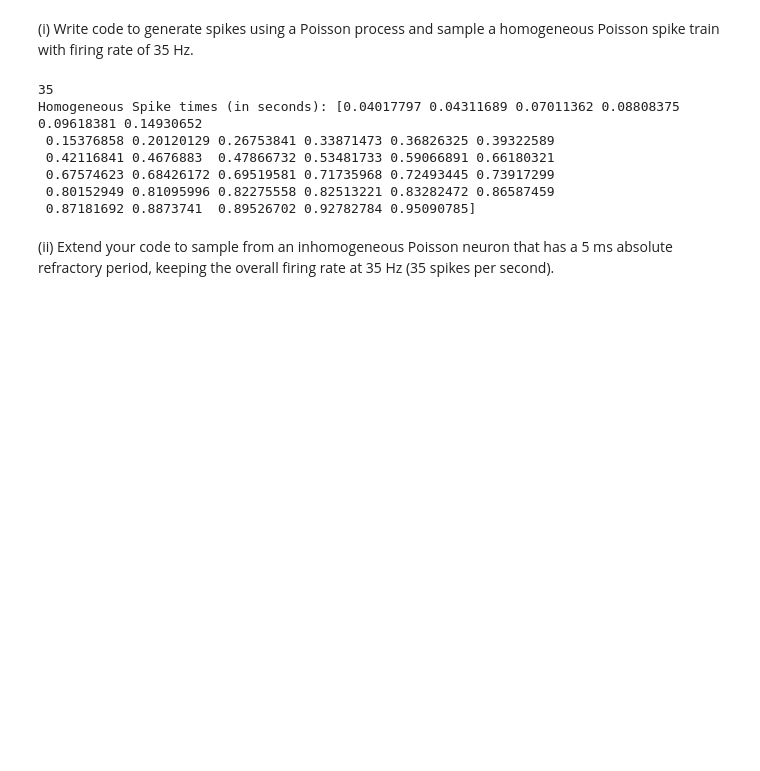
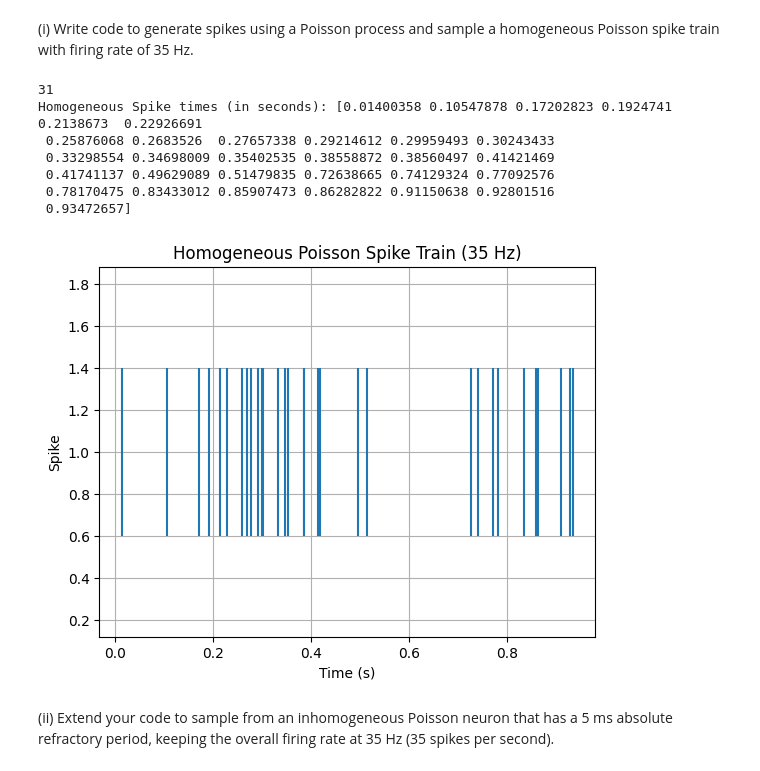
Before and after one commit to asycodes/ComputationalNeuroscience, a Jupyter notebook: qn1.ipynb, the cells around one changed output. Drawn from its saved outputs; the diff is of its cells as text; code cells hidden in the pictures; blank space fills up the shorter version.

```diff
--- a/qn1.ipynb
+++ b/qn1.ipynb
@@ -6,27 +6,35 @@ homogeneous Poisson spike train with firing rate of 35 Hz.
 # %%
 from math import *
 import numpy as np
+import matplotlib.pyplot as plt
 
 #### HOMOGENEOUS POISSON ####
 
 firing_rate = 35
 total_time = 1 #in seconds
 
 n_spikes = int(firing_rate * total_time)
 isis = np.random.exponential(scale=1 / firing_rate, size=n_spikes)
 spike_times = np.cumsum(isis)
 
 spike_times = spike_times[spike_times < total_time] #filter out spikes that exceed the total time
 print(len(spike_times))
 print("Homogeneous Spike times (in seconds):", spike_times)
+plt.eventplot(spike_times, orientation='horizontal', linelengths=0.8)
+plt.xlabel('Time (s)')
+plt.ylabel('Spike')
+plt.title('Homogeneous Poisson Spike Train (35 Hz)')
+plt.grid()
+plt.show()
 # %% [output]
-35
-Homogeneous Spike times (in seconds): [0.04017797 0.04311689 0.07011362 0.08808375 0.09618381 0.14930652
- 0.15376858 0.20120129 0.26753841 0.33871473 0.36826325 0.39322589
- 0.42116841 0.4676883  0.47866732 0.53481733 0.59066891 0.66180321
- 0.67574623 0.68426172 0.69519581 0.71735968 0.72493445 0.73917299
- 0.80152949 0.81095996 0.82275558 0.82513221 0.83282472 0.86587459
- 0.87181692 0.8873741  0.89526702 0.92782784 0.95090785]
+31
+Homogeneous Spike times (in seconds): [0.01400358 0.10547878 0.17202823 0.1924741  0.2138673  0.22926691
+ 0.25876068 0.2683526  0.27657338 0.29214612 0.29959493 0.30243433
+ 0.33298554 0.34698009 0.35402535 0.38558872 0.38560497 0.41421469
+ 0.41741137 0.49629089 0.51479835 0.72638665 0.74129324 0.77092576
+ 0.78170475 0.83433012 0.85907473 0.86282822 0.91150638 0.92801516
+ 0.93472657]
+[figure, added]
 # %% [markdown]
 (ii) Extend your code to sample from an inhomogeneous Poisson neuron
 that has a 5 ms absolute refractory period, keeping the overall firing
```
Also changed, not shown: parts of 3 cells of this notebook, 8 other files.
